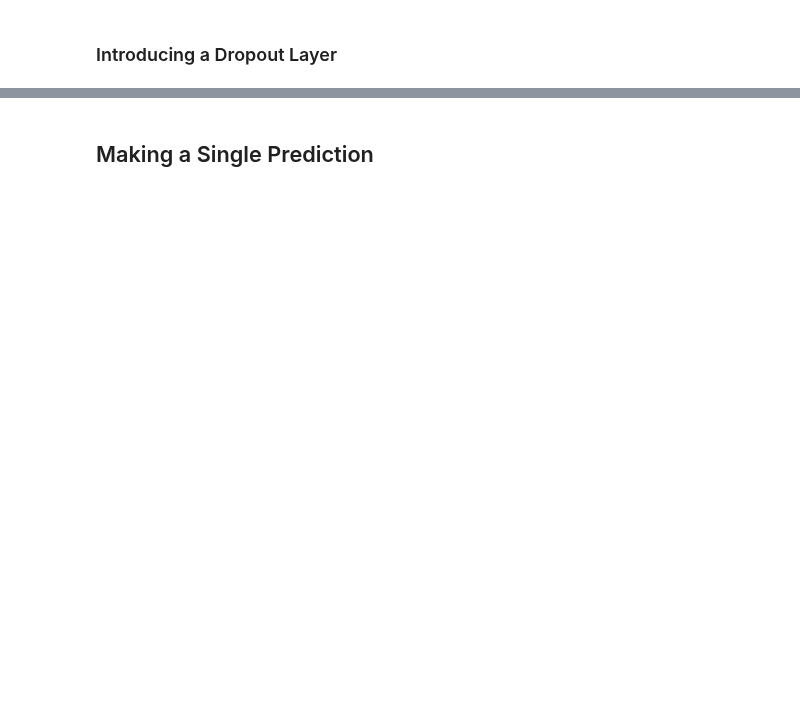
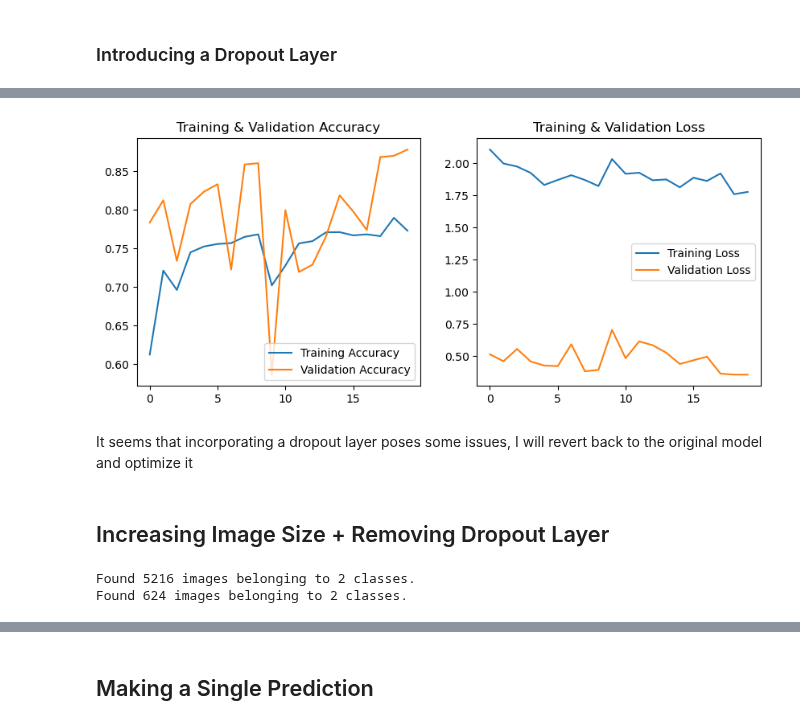
Before and after one commit to david-boules/SDS-CP021-pneumonia-detection, a Jupyter notebook: notebooks/david-boules/david-notebook.ipynb, the cells around one changed output, grey strips where cells are left out. Saved outputs shown, nothing was run; the diff lists cells and outputs as text; code cells hidden in the pictures; blank space fills up the shorter version.

```diff
--- a/notebooks/david-boules/david-notebook.ipynb
+++ b/notebooks/david-boules/david-notebook.ipynb
@@ -422,0 +543,46 @@ Validation Recall: [0.7230769395828247, 0.7948718070983887, 0.7923076748847961,
+# %%
+history = cnn.history
+epochs = range(len(history.history['accuracy']))
+
+plt.figure(figsize=(10, 4))
+plt.subplot(1, 2, 1)
+plt.plot(epochs, history.history['accuracy'], label='Training Accuracy')
+plt.plot(epochs, history.history['val_accuracy'], label='Validation Accuracy')
+plt.legend()
+plt.title('Training & Validation Accuracy')
+
+plt.subplot(1, 2, 2)
+plt.plot(epochs, history.history['loss'], label='Training Loss')
+plt.plot(epochs, history.history['val_loss'], label='Validation Loss')
+plt.legend()
+plt.title('Training & Validation Loss')
+
+plt.show()
+# %% [output]
+[figure, added]
+# %% [markdown]
+It seems that incorporating a dropout layer poses some issues, I will revert back to the original model and optimize it
+# %% [markdown]
+## Increasing Image Size + Removing Dropout Layer
+# %%
+train_datagen = ImageDataGenerator(rescale = 1./255,
+                                   shear_range = 0.2,
+                                   zoom_range = 0.2,
+                                   horizontal_flip = True)
+
+training_set = train_datagen.flow_from_directory('data/train',
+                                                 target_size = (128,128), #from 64x64 --> 128x128
+                                                 batch_size = 32,
+                                                 color_mode = 'grayscale',
+                                                 class_mode = 'binary')
+
+test_datagen = ImageDataGenerator(rescale=1.0/255.0)
+
+test_set = test_datagen.flow_from_directory('data/test',
+                                            target_size = (128,128), #from 64x64 --> 128x128
+                                            batch_size = 32,
+                                            color_mode = 'grayscale',
+                                            class_mode = 'binary')
+# %% [output]
+Found 5216 images belonging to 2 classes.
+Found 624 images belonging to 2 classes.
```
Also changed, not shown: parts of 21 cells of this notebook, 3 other files.
